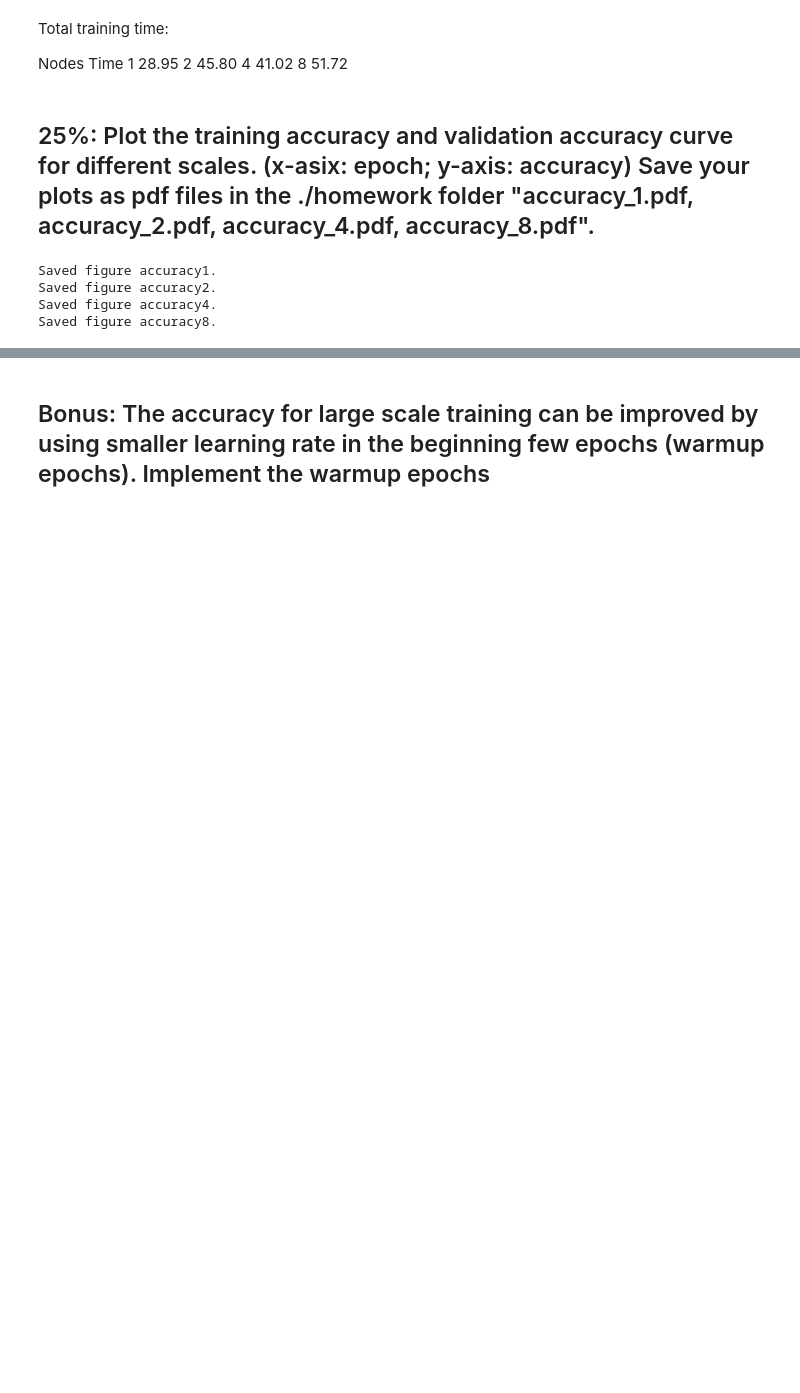
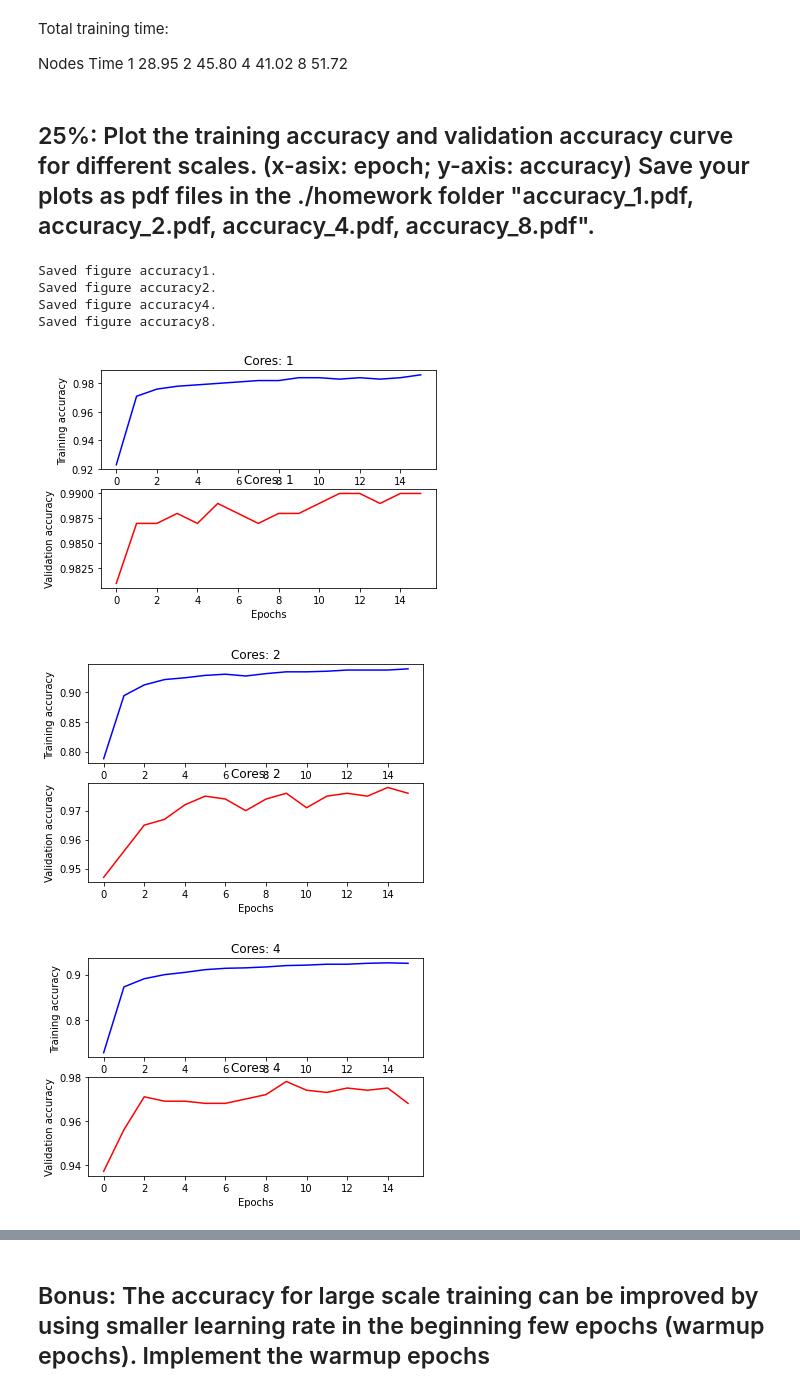
Before and after one commit to Socratesnote/ai-science-training-series, a Jupyter notebook: 06_distributedTraining/homework/2022-10-31_ThomasPlaisier_Session06.ipynb, the cells around one changed output, grey strips where cells are left out. Saved outputs shown, nothing was run; the diff lists cells and outputs as text; code cells hidden in the pictures; blank space fills up the shorter version.

Commit message:
Added plots to notebook. Cleaned up _hvd script. Added warmup epochs.

```diff
--- a/06_distributedTraining/homework/2022-10-31_ThomasPlaisier_Session06.ipynb
+++ b/06_distributedTraining/homework/2022-10-31_ThomasPlaisier_Session06.ipynb
@@ -58,31 +58,36 @@ for n in [1, 2, 4, 8]:
 
         is_validation = validation_object.search(line)
         if is_validation is not None:
             acc = is_validation.group('v')
             validation_accuracy.append(float(acc))
 
     file_read.close()
 
     # dt_string = datetime.datetime.now().strftime("%Y_%m_%d_%H_%M_%S")
     # network_name = network_folder[0:-1]
     # Plot.
+    plt.figure()
     plt.subplot(211)
     plt.plot(training_accuracy, color='blue')
     plt.title(f'Cores: {n}')
     plt.xlabel("Epochs")
     plt.ylabel("Training accuracy")
     # plot accuracy
     plt.subplot(212)
     plt.plot(validation_accuracy, color='red')
     plt.title(f'Cores: {n}')
     plt.xlabel("Epochs")
     plt.ylabel("Validation accuracy")
     # save plot to file
     plt.savefig(f'accuracy_{n}.pdf')
-    plt.close()
+    plt.savefig(f'accuracy_{n}.png')
+    # plt.close()
     print(f'Saved figure accuracy{n}.')
 # %% [output]
 Saved figure accuracy1.
 Saved figure accuracy2.
 Saved figure accuracy4.
 Saved figure accuracy8.
+[figure, added]
+[figure, added]
+[figure, added]
```
Also changed, not shown: parts of 3 cells of this notebook, 17 other files.
